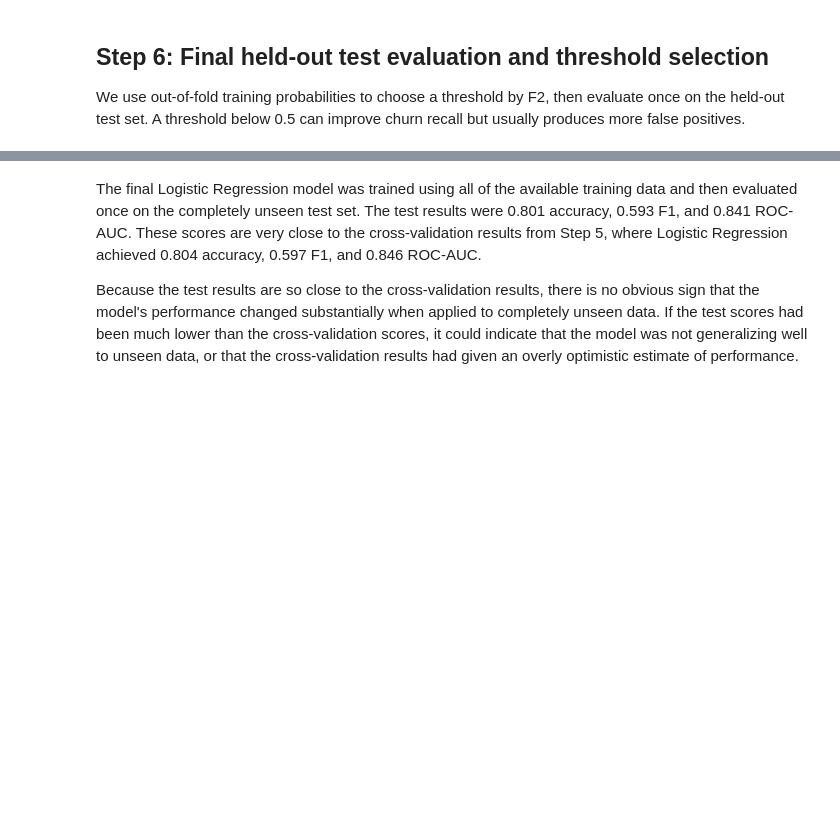
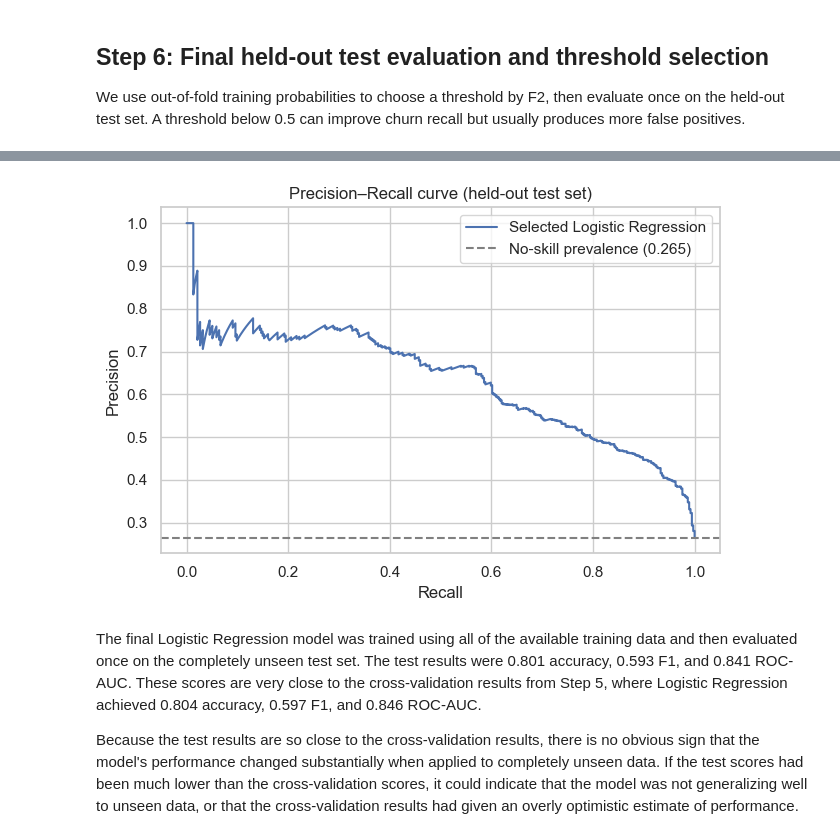
Before and after one commit to umarkhemis/ML_Caption_Project, a Jupyter notebook: notebooks/03_tuning_and_final_model.ipynb, the cells around one changed output, grey strips where cells are left out. Cells and saved outputs as stored; diff of their text form; code cells hidden in the pictures; blank space fills up the shorter version.

```diff
--- a/notebooks/03_tuning_and_final_model.ipynb
+++ b/notebooks/03_tuning_and_final_model.ipynb
@@ -169,3 +177,17 @@ NameError: name 'selected_threshold' is not defined
+# %%
+precision, recall, _ = precision_recall_curve(y_test, test_probabilities)
+plt.figure(figsize=(6.5, 4.5))
+plt.plot(recall, precision, label='Selected Logistic Regression')
+plt.axhline(y_test.mean(), linestyle='--', color='grey', label=f'No-skill prevalence ({y_test.mean():.3f})')
+plt.xlabel('Recall')
+plt.ylabel('Precision')
+plt.title('Precision–Recall curve (held-out test set)')
+plt.legend()
+plt.tight_layout()
+plt.savefig('../figures/precision_recall_curve.png', dpi=150)
+plt.show()
+# %% [output]
+[figure, added]
 # %% [markdown]
 The final Logistic Regression model was trained using all of the available training data and then evaluated once on the completely unseen test set. The test results were 0.801 accuracy, 0.593 F1, and 0.841 ROC-AUC.
 These scores are very close to the cross-validation results from Step 5, where Logistic Regression achieved 0.804 accuracy, 0.597 F1, and 0.846 ROC-AUC.
```
Also changed, not shown: parts of 2 cells of this notebook, 11 other files.
